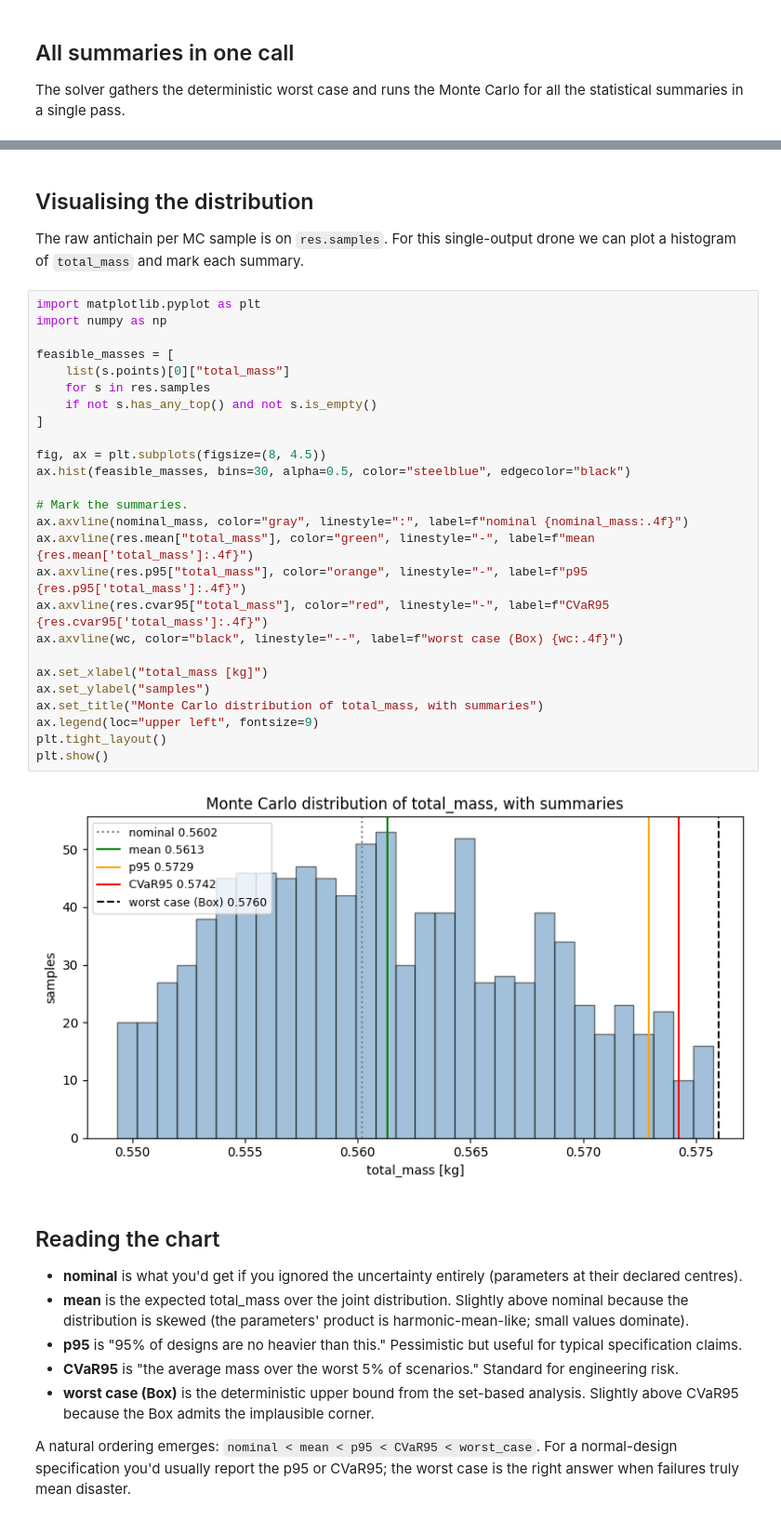
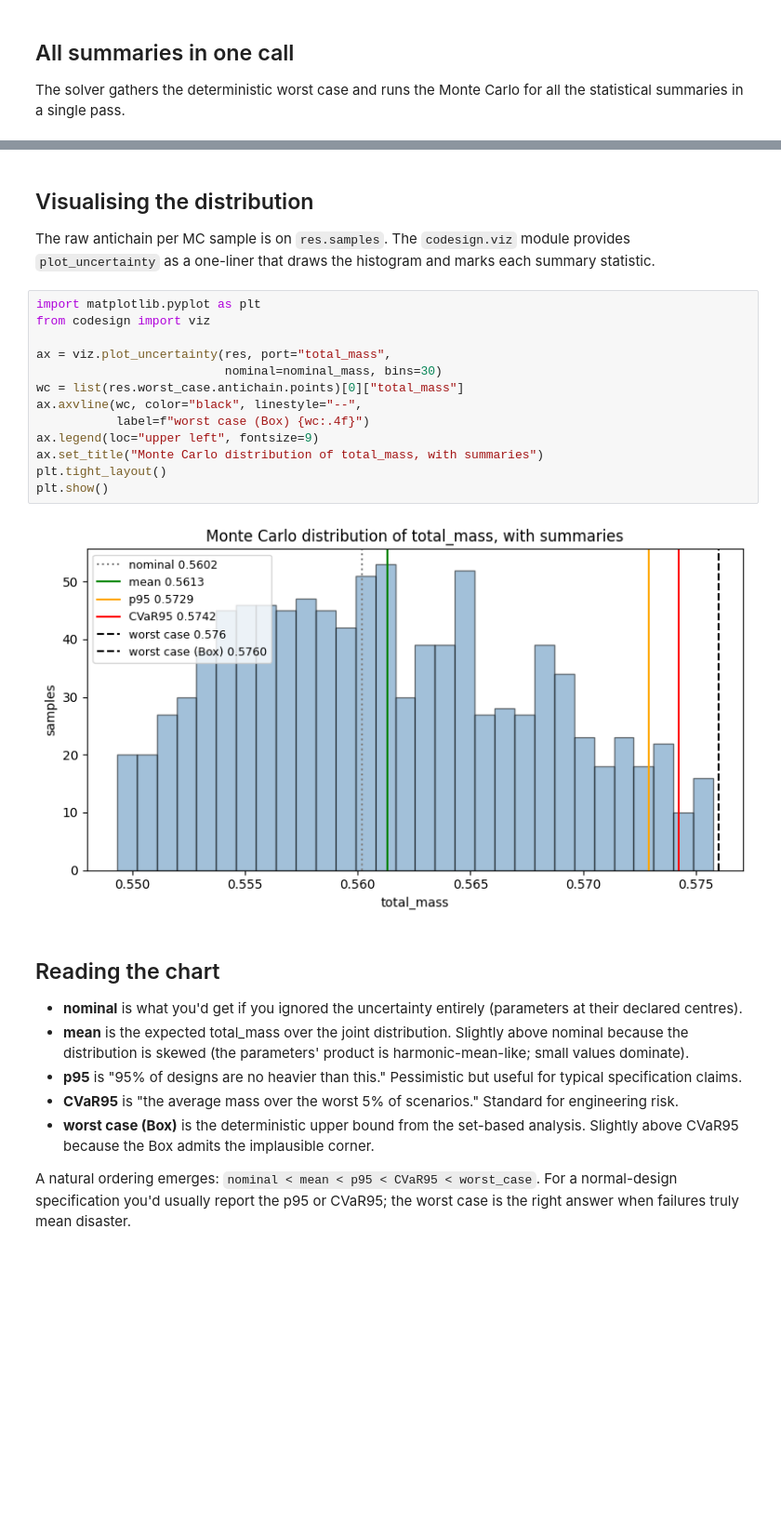
Before and after one commit to cbriat/codesign-mcdp, a Jupyter notebook: notebooks/12_stochastic_drone.ipynb, the cells around one changed output, grey strips where cells are left out. Shown at 93% size. Cells and saved outputs as stored; diff of their text form; blank space fills up the shorter version.

```diff
--- a/notebooks/12_stochastic_drone.ipynb
+++ b/notebooks/12_stochastic_drone.ipynb
@@ -94,35 +94,22 @@ Feasibility rate:     1.000
 # %% [markdown]
 ## Visualising the distribution
 
-The raw antichain per MC sample is on `res.samples`. For this single-output drone we can plot a histogram of `total_mass` and mark each summary.
+The raw antichain per MC sample is on `res.samples`. The `codesign.viz` module provides `plot_uncertainty` as a one-liner that draws the histogram and marks each summary statistic.
-# %%
-import matplotlib.pyplot as plt
-import numpy as np
-
-feasible_masses = [
-    list(s.points)[0]["total_mass"]
-    for s in res.samples
-    if not s.has_any_top() and not s.is_empty()
-]
-
-fig, ax = plt.subplots(figsize=(8, 4.5))
-ax.hist(feasible_masses, bins=30, alpha=0.5, color="steelblue", edgecolor="black")
-
-# Mark the summaries.
-ax.axvline(nominal_mass, color="gray", linestyle=":", label=f"nominal {nominal_mass:.4f}")
-ax.axvline(res.mean["total_mass"], color="green", linestyle="-", label=f"mean {res.mean['total_mass']:.4f}")
-ax.axvline(res.p95["total_mass"], color="orange", linestyle="-", label=f"p95 {res.p95['total_mass']:.4f}")
-ax.axvline(res.cvar95["total_mass"], color="red", linestyle="-", label=f"CVaR95 {res.cvar95['total_mass']:.4f}")
-ax.axvline(wc, color="black", linestyle="--", label=f"worst case (Box) {wc:.4f}")
-
-ax.set_xlabel("total_mass [kg]")
-ax.set_ylabel("samples")
-ax.set_title("Monte Carlo distribution of total_mass, with summaries")
-ax.legend(loc="upper left", fontsize=9)
-plt.tight_layout()
-plt.show()
-# %% [output]
-[figure, removed]
+# %%
+import matplotlib.pyplot as plt
+from codesign import viz
+
+ax = viz.plot_uncertainty(res, port="total_mass",
+                          nominal=nominal_mass, bins=30)
+wc = list(res.worst_case.antichain.points)[0]["total_mass"]
+ax.axvline(wc, color="black", linestyle="--",
+           label=f"worst case (Box) {wc:.4f}")
+ax.legend(loc="upper left", fontsize=9)
+ax.set_title("Monte Carlo distribution of total_mass, with summaries")
+plt.tight_layout()
+plt.show()
+# %% [output]
+[figure, added]
 # %% [markdown]
 ## Reading the chart
 
```
Also changed, not shown: parts of 1 cell of this notebook, 26 other files.
